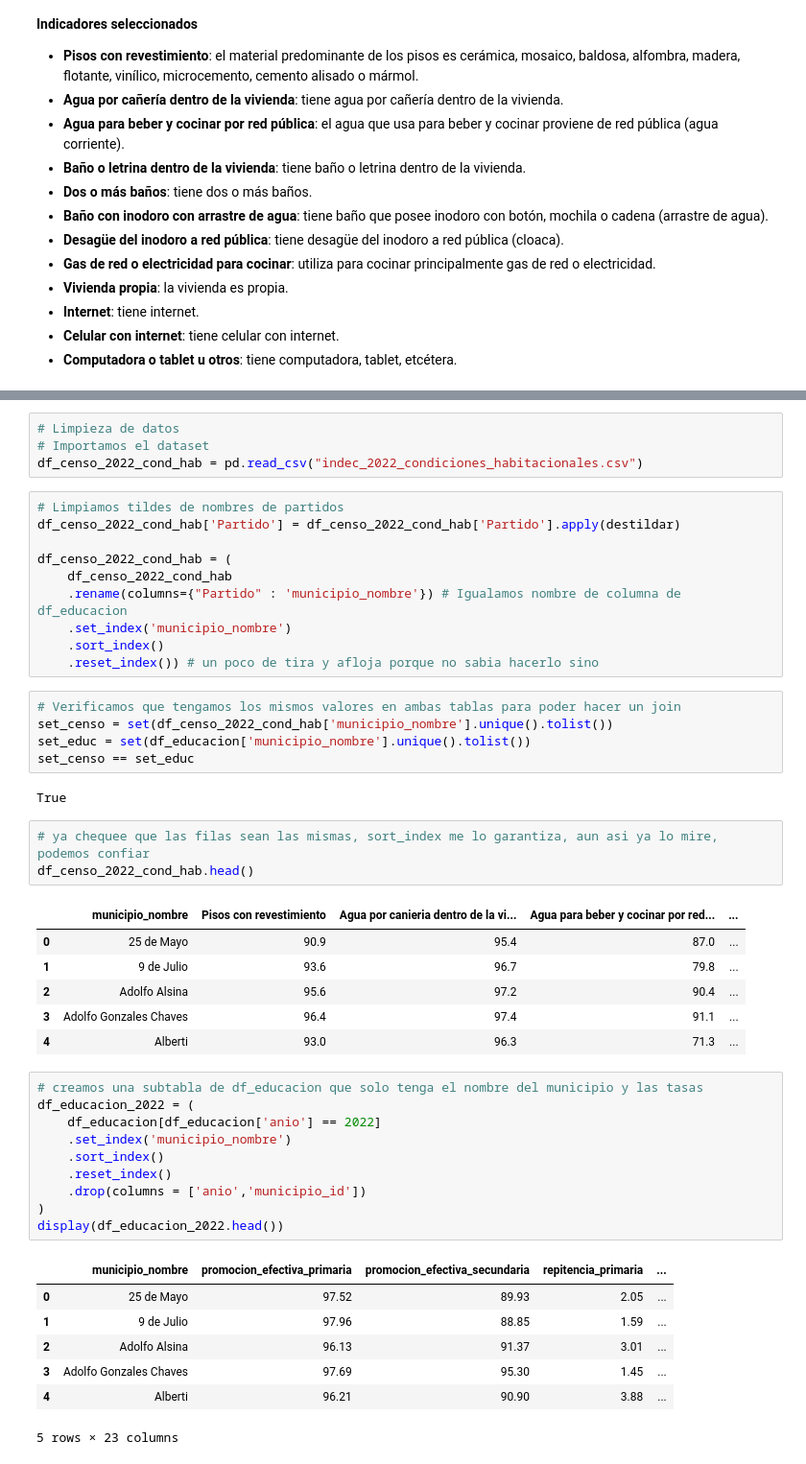
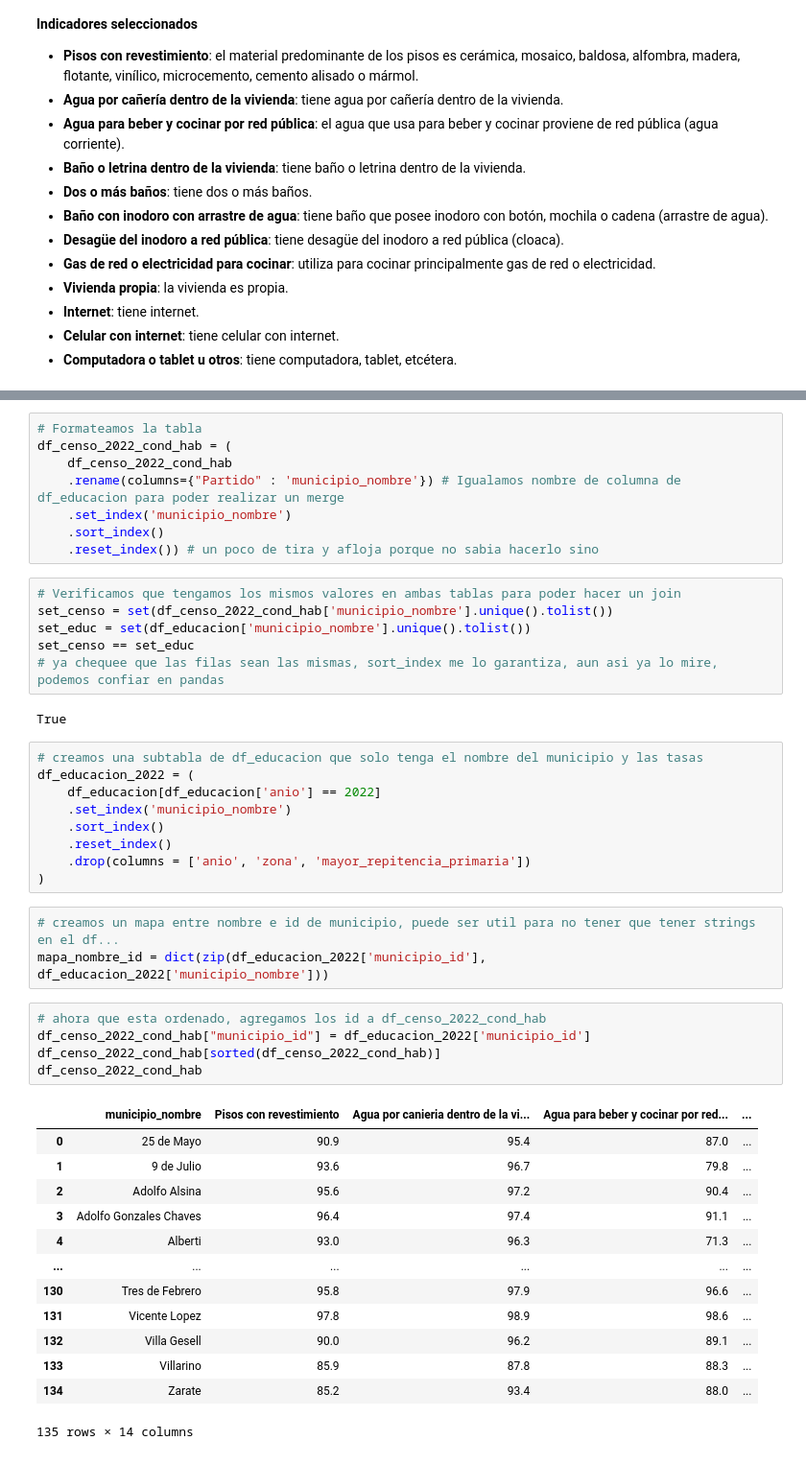
Before and after one commit to lmendezayl/uba-ldd-tp1, a Jupyter notebook: TP_1.ipynb, the cells around one changed output, grey strips where cells are left out. Shown at 96% size. Drawn from its saved outputs; the diff is of its cells as text.

Commit message:
demasiados cambios como para explicarlos, im cooking

```diff
--- a/TP_1.ipynb
+++ b/TP_1.ipynb
@@ -608,14 +627,8 @@ def destildar(texto):
-# %%
-# Limpieza de datos
-# Importamos el dataset
-df_censo_2022_cond_hab = pd.read_csv("indec_2022_condiciones_habitacionales.csv")
 # %%
-# Limpiamos tildes de nombres de partidos
-df_censo_2022_cond_hab['Partido'] = df_censo_2022_cond_hab['Partido'].apply(destildar)
-
+# Formateamos la tabla
 df_censo_2022_cond_hab = (
     df_censo_2022_cond_hab
-    .rename(columns={"Partido" : 'municipio_nombre'}) # Igualamos nombre de columna de df_educacion
+    .rename(columns={"Partido" : 'municipio_nombre'}) # Igualamos nombre de columna de df_educacion para poder realizar un merge
     .set_index('municipio_nombre')
     .sort_index()
     .reset_index()) # un poco de tira y afloja porque no sabia hacerlo sino
@@ -624,18 +637,9 @@ df_censo_2022_cond_hab = (
 set_censo = set(df_censo_2022_cond_hab['municipio_nombre'].unique().tolist())
 set_educ = set(df_educacion['municipio_nombre'].unique().tolist())
 set_censo == set_educ
+# ya chequee que las filas sean las mismas, sort_index me lo garantiza, aun asi ya lo mire, podemos confiar en pandas
 # %% [output]
 True
-# %%
-# ya chequee que las filas sean las mismas, sort_index me lo garantiza, aun asi ya lo mire, podemos confiar
-df_censo_2022_cond_hab.head()
-# %% [output]
-|  | municipio_nombre | Pisos con revestimiento | Agua por canieria dentro de la vi... | Agua para beber y cocinar por red... | ... |
-| 0 | 25 de Mayo | 90.9 | 95.4 | 87.0 | ... |
-| 1 | 9 de Julio | 93.6 | 96.7 | 79.8 | ... |
-| 2 | Adolfo Alsina | 95.6 | 97.2 | 90.4 | ... |
-| 3 | Adolfo Gonzales Chaves | 96.4 | 97.4 | 91.1 | ... |
-| 4 | Alberti | 93.0 | 96.3 | 71.3 | ... |
 # %%
 # creamos una subtabla de df_educacion que solo tenga el nombre del municipio y las tasas
 df_educacion_2022 = (
@@ -643,15 +647,28 @@ df_educacion_2022 = (
     .set_index('municipio_nombre')
     .sort_index()
     .reset_index()
-    .drop(columns = ['anio','municipio_id'])
+    .drop(columns = ['anio', 'zona', 'mayor_repitencia_primaria'])
 )
-display(df_educacion_2022.head())
-# %% [output]
-|  | municipio_nombre | promocion_efectiva_primaria | promocion_efectiva_secundaria | repitencia_primaria | ... |
-| 0 | 25 de Mayo | 97.52 | 89.93 | 2.05 | ... |
-| 1 | 9 de Julio | 97.96 | 88.85 | 1.59 | ... |
-| 2 | Adolfo Alsina | 96.13 | 91.37 | 3.01 | ... |
-| 3 | Adolfo Gonzales Chaves | 97.69 | 95.30 | 1.45 | ... |
-| 4 | Alberti | 96.21 | 90.90 | 3.88 | ... |
-5 rows × 23 columns
+# %%
+# creamos un mapa entre nombre e id de municipio, puede ser util para no tener que tener strings en el df...
+mapa_nombre_id = dict(zip(df_educacion_2022['municipio_id'], df_educacion_2022['municipio_nombre']))
+# %%
+# ahora que esta ordenado, agregamos los id a df_censo_2022_cond_hab
+df_censo_2022_cond_hab["municipio_id"] = df_educacion_2022['municipio_id']
+df_censo_2022_cond_hab[sorted(df_censo_2022_cond_hab)]
+df_censo_2022_cond_hab
+# %% [output]
+|  | municipio_nombre | Pisos con revestimiento | Agua por canieria dentro de la vi... | Agua para beber y cocinar por red... | ... |
+| 0 | 25 de Mayo | 90.9 | 95.4 | 87.0 | ... |
+| 1 | 9 de Julio | 93.6 | 96.7 | 79.8 | ... |
+| 2 | Adolfo Alsina | 95.6 | 97.2 | 90.4 | ... |
+| 3 | Adolfo Gonzales Chaves | 96.4 | 97.4 | 91.1 | ... |
+| 4 | Alberti | 93.0 | 96.3 | 71.3 | ... |
+| ... | ... | ... | ... | ... | ... |
+| 130 | Tres de Febrero | 95.8 | 97.9 | 96.6 | ... |
+| 131 | Vicente Lopez | 97.8 | 98.9 | 98.6 | ... |
+| 132 | Villa Gesell | 90.0 | 96.2 | 89.1 | ... |
+| 133 | Villarino | 85.9 | 87.8 | 88.3 | ... |
+| 134 | Zarate | 85.2 | 93.4 | 88.0 | ... |
+135 rows × 14 columns
 # %%
```
Also changed, not shown: parts of 4 cells of this notebook.
